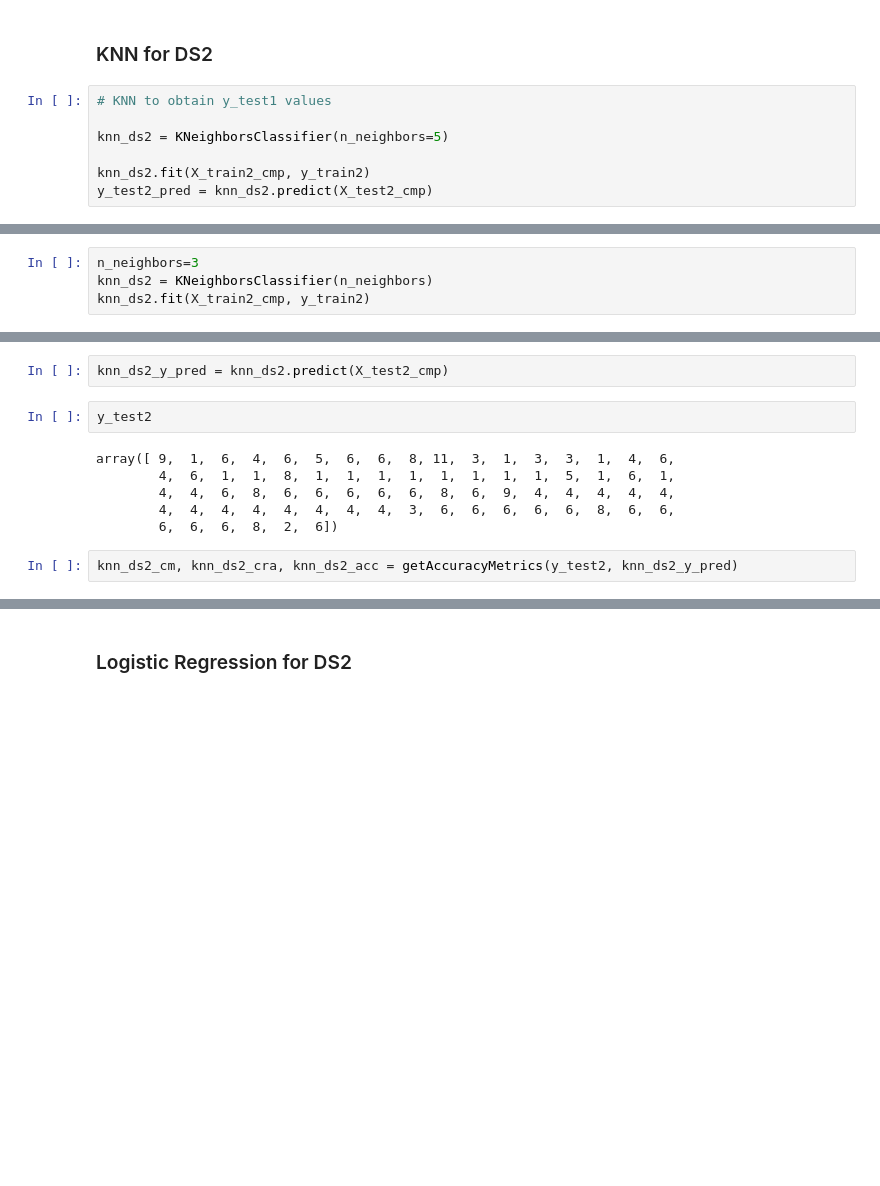
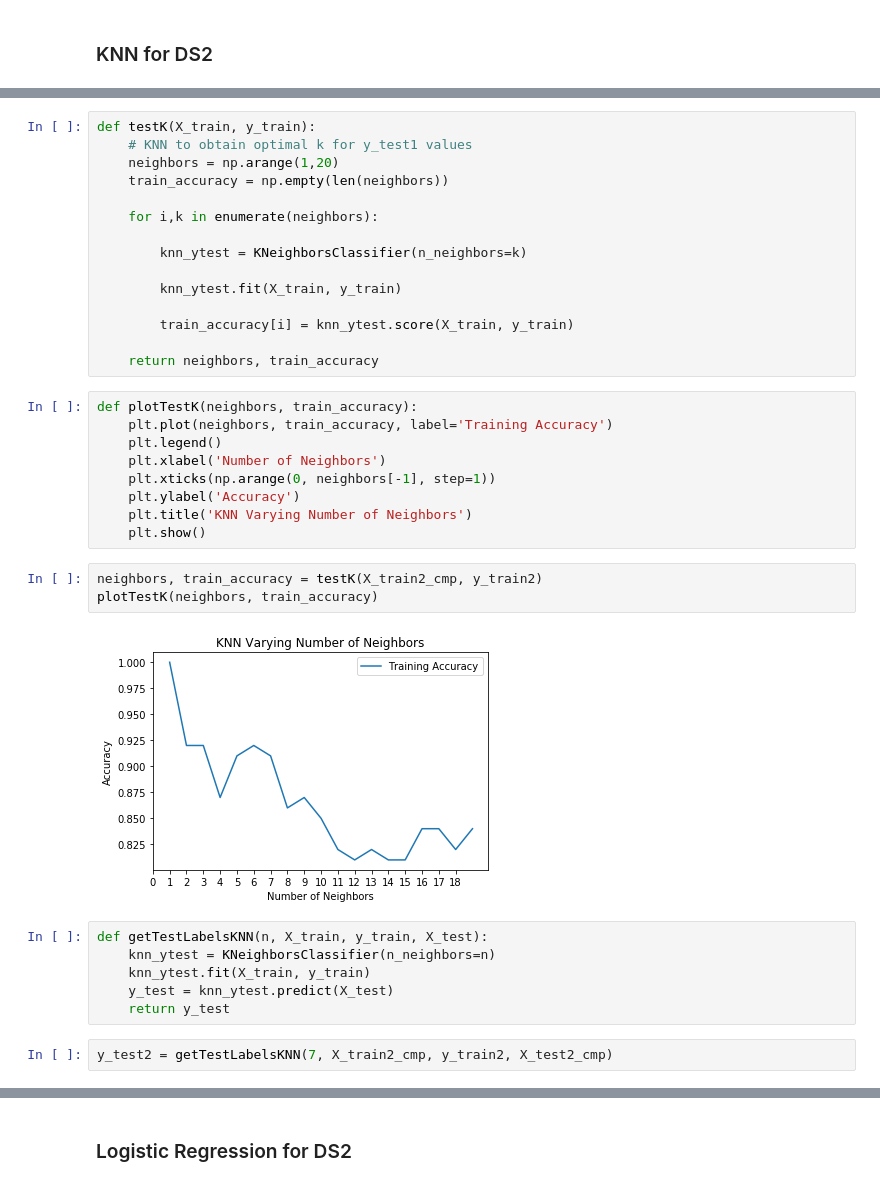
Before and after one commit to bnonni/Python, a Jupyter notebook: Machine_Learning/Project/Bryan/P1_Bryan.ipynb, the cells around one changed output, grey strips where cells are left out. Cells and saved outputs as stored; diff of their text form; blank space fills up the shorter version.

```diff
--- a/Machine_Learning/Project/Bryan/P1_Bryan.ipynb
+++ b/Machine_Learning/Project/Bryan/P1_Bryan.ipynb
@@ -231,9 +227,2 @@ X_test2_cmp.shape
 # %% [markdown]
 ### KNN for DS2
-# %%
-# KNN to obtain y_test1 values
-
-knn_ds2 = KNeighborsClassifier(n_neighbors=5)
-
-knn_ds2.fit(X_train2_cmp, y_train2)
-y_test2_pred = knn_ds2.predict(X_test2_cmp)
@@ -249,4 +228,0 @@ plotK(n, test_acc, train_acc)
-# %%
-n_neighbors=3
-knn_ds2 = KNeighborsClassifier(n_neighbors)
-knn_ds2.fit(X_train2_cmp, y_train2)
@@ -261,12 +229,37 @@ knn_ds2.score(X_test2_cmp, y_test2)
-# %%
-knn_ds2_y_pred = knn_ds2.predict(X_test2_cmp)
-# %%
-y_test2
-# %% [output]
-array([ 9,  1,  6,  4,  6,  5,  6,  6,  8, 11,  3,  1,  3,  3,  1,  4,  6,
-        4,  6,  1,  1,  8,  1,  1,  1,  1,  1,  1,  1,  1,  5,  1,  6,  1,
-        4,  4,  6,  8,  6,  6,  6,  6,  6,  8,  6,  9,  4,  4,  4,  4,  4,
-        4,  4,  4,  4,  4,  4,  4,  4,  3,  6,  6,  6,  6,  6,  8,  6,  6,
-        6,  6,  6,  8,  2,  6])
-# %%
-knn_ds2_cm, knn_ds2_cra, knn_ds2_acc = getAccuracyMetrics(y_test2, knn_ds2_y_pred)
+# %%
+def testK(X_train, y_train):
+    # KNN to obtain optimal k for y_test1 values
+    neighbors = np.arange(1,20)
+    train_accuracy = np.empty(len(neighbors))
+
+    for i,k in enumerate(neighbors):
+
+        knn_ytest = KNeighborsClassifier(n_neighbors=k)
+
+        knn_ytest.fit(X_train, y_train)
+
+        train_accuracy[i] = knn_ytest.score(X_train, y_train)
+
+    return neighbors, train_accuracy
+# %%
+def plotTestK(neighbors, train_accuracy):
+    plt.plot(neighbors, train_accuracy, label='Training Accuracy')
+    plt.legend()
+    plt.xlabel('Number of Neighbors')
+    plt.xticks(np.arange(0, neighbors[-1], step=1))
+    plt.ylabel('Accuracy')
+    plt.title('KNN Varying Number of Neighbors')
+    plt.show()
+# %%
+neighbors, train_accuracy = testK(X_train2_cmp, y_train2)
+plotTestK(neighbors, train_accuracy)
+# %% [output]
+[figure, added]
+# %%
+def getTestLabelsKNN(n, X_train, y_train, X_test):
+    knn_ytest = KNeighborsClassifier(n_neighbors=n)
+    knn_ytest.fit(X_train, y_train)
+    y_test = knn_ytest.predict(X_test)
+    return y_test
+# %%
+y_test2 = getTestLabelsKNN(7, X_train2_cmp, y_train2, X_test2_cmp)
```
Also changed, not shown: parts of 116 cells of this notebook, 26 other files.
